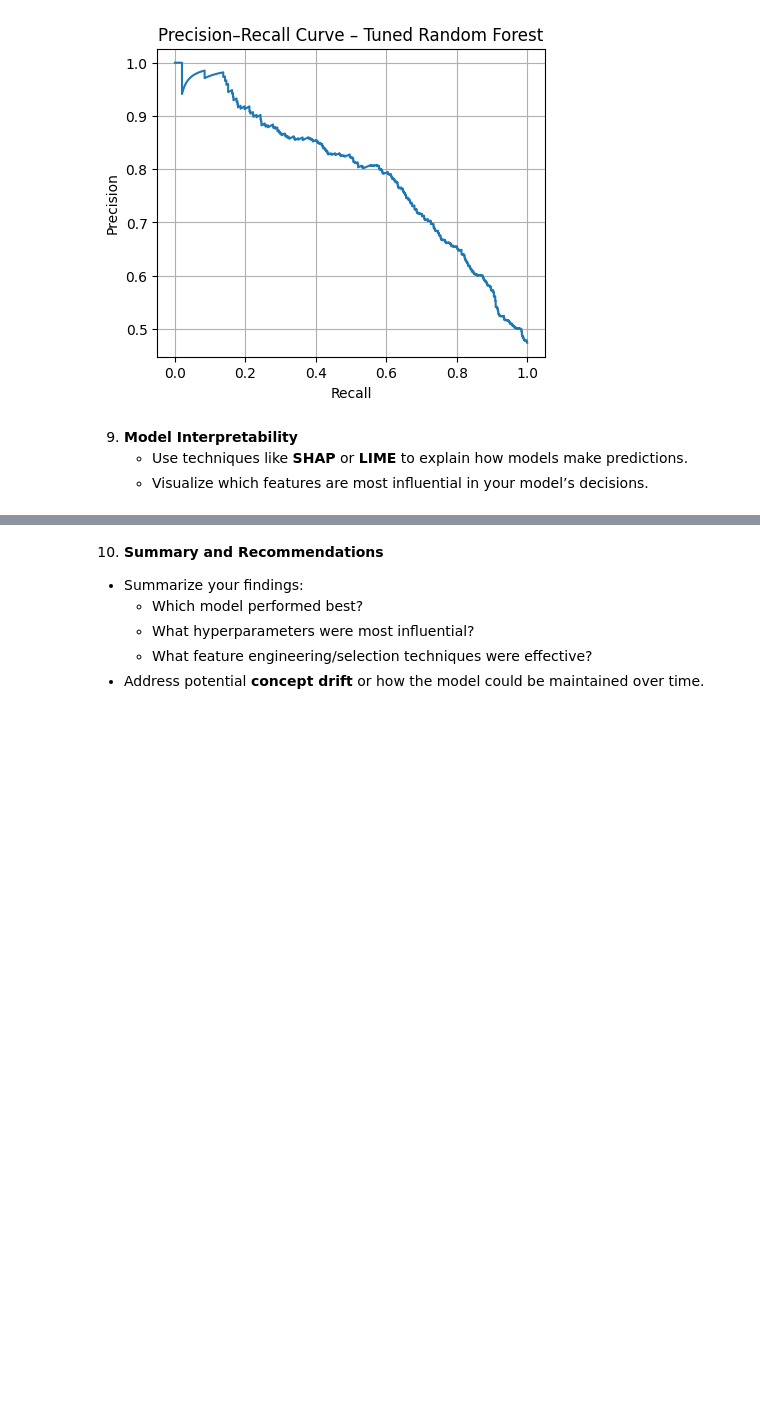
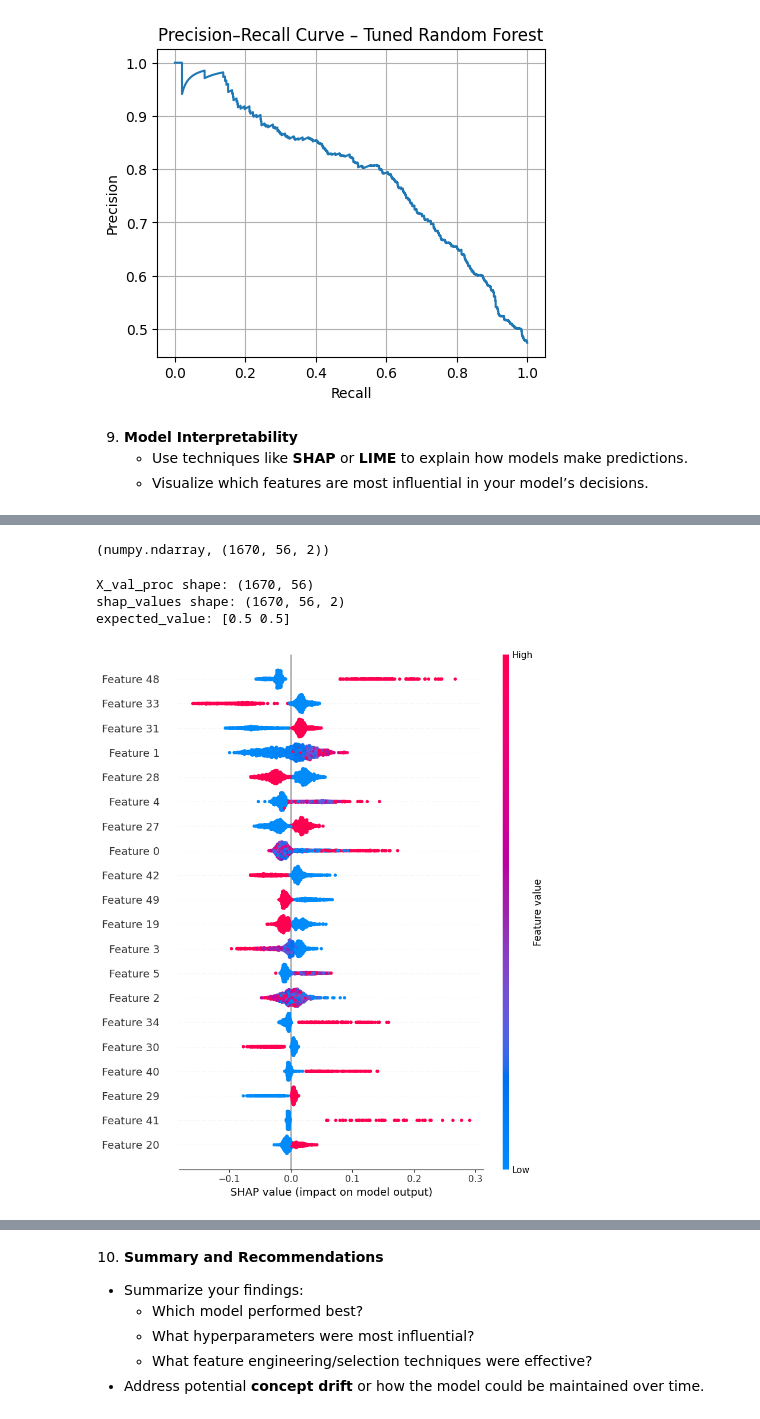
Before and after one commit to Avichay3/Full-training, a Jupyter notebook: Copy_of_Data_science_pipeline.ipynb, the cells around one changed output, grey strips where cells are left out. Saved outputs shown, nothing was run; the diff lists cells and outputs as text; code cells hidden in the pictures; blank space fills up the shorter version.

```diff
--- a/Copy_of_Data_science_pipeline.ipynb
+++ b/Copy_of_Data_science_pipeline.ipynb
@@ -703,13 +704,46 @@ Requirement already satisfied: six>=1.5 in /usr/local/lib/python3.12/dist-packag
 import shap
 import numpy as np
 import matplotlib.pyplot as plt
+# %%
+best_model = search.best_estimator_
+pipe = best_model
+# %%
+preprocess_fitted = pipe.named_steps["preprocess"]
+rf_fitted = pipe.named_steps["clf"]
 # %%
-# transform
-X_val_proc = preprocessor.transform(X_val)
+X_val_proc = preprocess_fitted.transform(X_val)
 
-# אם זה sparse matrix – נהפוך ל-dense
 if hasattr(X_val_proc, "toarray"):
     X_val_proc = X_val_proc.toarray()
 
-# נוודא טיפוס float
-X_val_proc = X_val_proc.astype(float)
+X_val_proc = X_val_proc.astype(np.float32)
+# %%
+import shap
+explainer = shap.TreeExplainer(rf_fitted)
+shap_values = explainer.shap_values(X_val_proc)
+# %%
+type(shap_values), np.array(shap_values).shape if not isinstance(shap_values, list) else [sv.shape for sv in shap_values]
+# %% [output]
+(numpy.ndarray, (1670, 56, 2))
+# %%
+import numpy as np
+
+print("X_val_proc shape:", X_val_proc.shape)
+
+if isinstance(shap_values, list):
+    print("shap_values is list, lengths:", len(shap_values))
+    for i, sv in enumerate(shap_values):
+        print(f"shap_values[{i}] shape:", np.array(sv).shape)
+else:
+    print("shap_values shape:", np.array(shap_values).shape)
+
+print("expected_value:", explainer.expected_value)
+# %% [output]
+X_val_proc shape: (1670, 56)
+shap_values shape: (1670, 56, 2)
+expected_value: [0.5 0.5]
+# %%
+sv_class1 = shap_values[:, :, 1]
+shap.summary_plot(sv_class1, X_val_proc, max_display=20)
+# %% [output]
+[figure, added]
```
Also changed, not shown: parts of 5 cells of this notebook.
